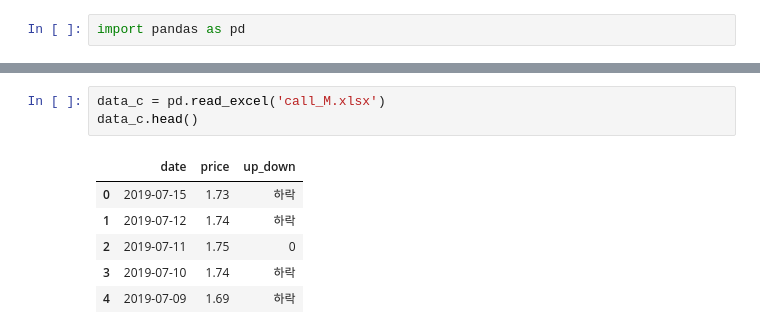
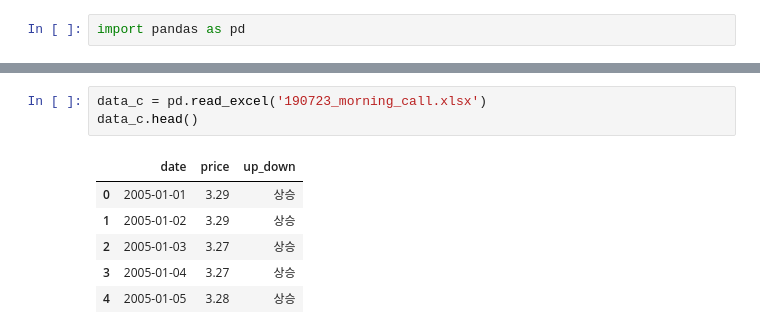
Before and after one commit to Daikoku1/Daikoku_Python, a Jupyter notebook: 금통위 의사록 라벨링.ipynb, the cells around one changed output, grey strips where cells are left out. Drawn from its saved outputs; the diff is of its cells as text.

```diff
--- a/금통위 의사록 라벨링.ipynb
+++ b/금통위 의사록 라벨링.ipynb
@@ -30,10 +17,10 @@ C:\Users\student\Documents\Daikoku_Python\call
 # %%
-data_c = pd.read_excel('call_M.xlsx')
+data_c = pd.read_excel('190723_morning_call.xlsx')
 data_c.head()
 # %% [output]
 |  | date | price | up_down |
-| 0 | 2019-07-15 | 1.73 | 하락 |
-| 1 | 2019-07-12 | 1.74 | 하락 |
-| 2 | 2019-07-11 | 1.75 | 0 |
-| 3 | 2019-07-10 | 1.74 | 하락 |
-| 4 | 2019-07-09 | 1.69 | 하락 |
+| 0 | 2005-01-01 | 3.29 | 상승 |
+| 1 | 2005-01-02 | 3.29 | 상승 |
+| 2 | 2005-01-03 | 3.27 | 상승 |
+| 3 | 2005-01-04 | 3.27 | 상승 |
+| 4 | 2005-01-05 | 3.28 | 상승 |
```
Also changed, not shown: parts of 18 cells of this notebook, 2 other files.
